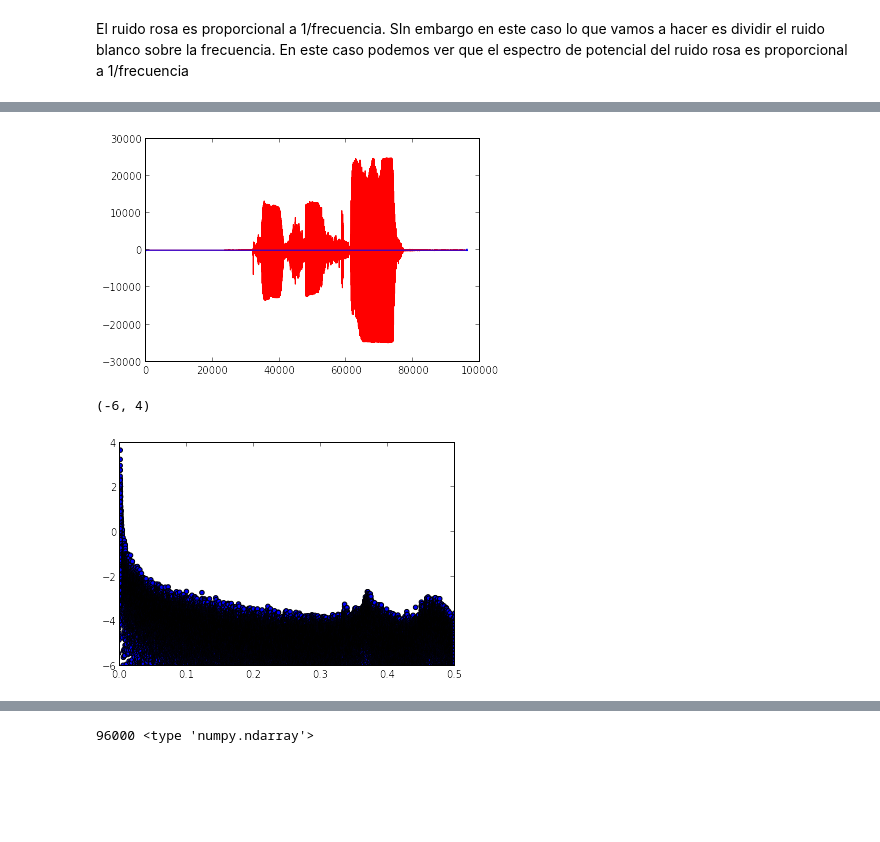
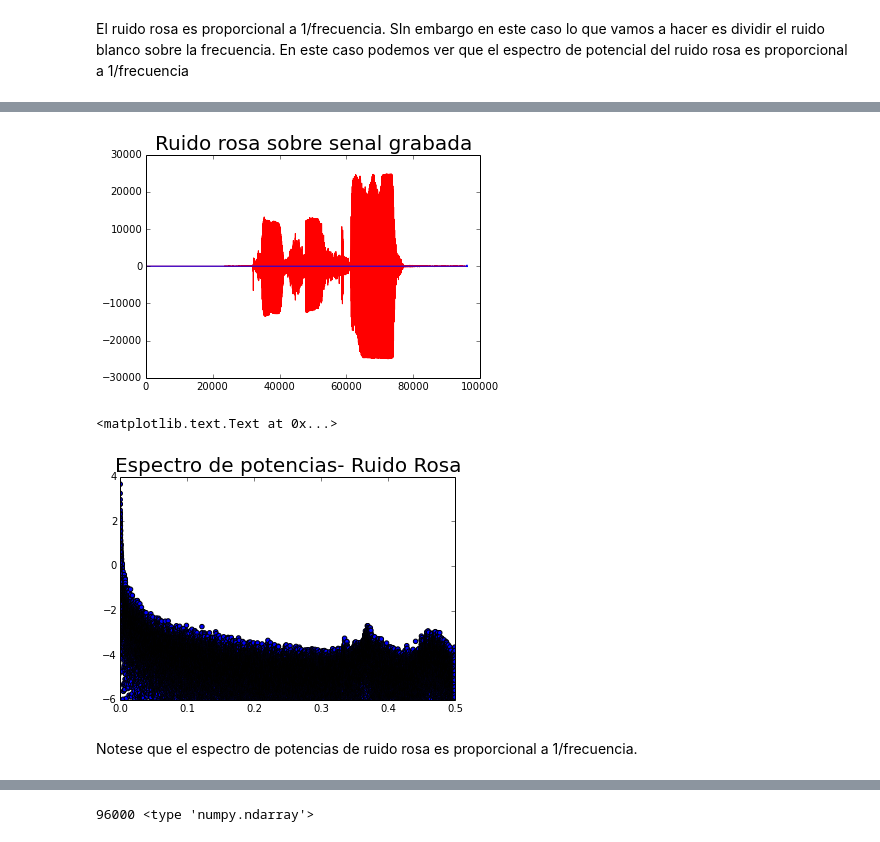
Before and after one commit to LinaPerez/PerezAngel_GarzonAlvarado_hw5, a Jupyter notebook: Pink&White_Noise.ipynb, the cells around one changed output, grey strips where cells are left out. Drawn from its saved outputs; the diff is of its cells as text; code cells hidden in the pictures; blank space fills up the shorter version.

```diff
--- a/Pink&White_Noise.ipynb
+++ b/Pink&White_Noise.ipynb
@@ -110,16 +116,20 @@ plt.xlim(-0.01,80)
 # %%
 pylab.plot(sig*10, 'r')
 pylab.plot(pink)
+pylab.title('Ruido rosa sobre senal grabada',fontsize=20)
 pylab.show()
 # %% [output]
-[figure, old version]
+[figure, new version]
 # %%
 scatter(freq_half, log10(np.absolute(pink)**2))
 plt.xlim([0,0.5])
 plt.ylim([-6,4])
+pylab.title('Espectro de potencias- Ruido Rosa',fontsize=20)
 # %% [output]
-(-6, 4)
+<matplotlib.text.Text at 0x...>
-[figure, old version]
+[figure, new version]
+# %% [markdown]
+Notese que el espectro de potencias de ruido rosa es proporcional a 1/frecuencia.
 # %%
 wavfile.write('Audio/pink_noise.wav', fs, float16(pink))
 # %%
```
Also changed, not shown: parts of 7 cells of this notebook.
